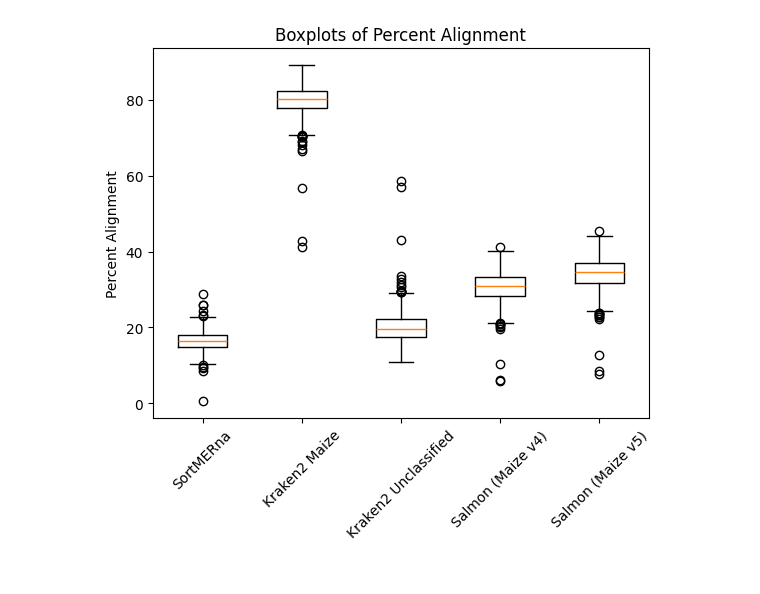
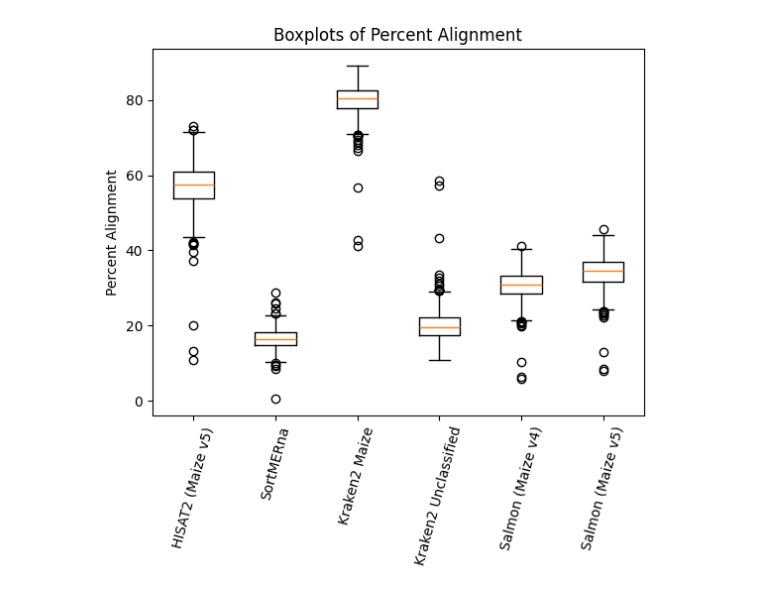
Before and after one commit to SantosRAC/maize_microbiome_transcriptomics, a Jupyter notebook: rnaseq_kremling2018/rrna_mapping_kremling2018.ipynb, the cells around one changed output. Saved outputs shown, nothing was run; the diff lists cells and outputs as text; code cells hidden in the pictures.

Commit message:
Added mapping percent for whole genome (HISAT2)

```diff
--- a/rnaseq_kremling2018/rrna_mapping_kremling2018.ipynb
+++ b/rnaseq_kremling2018/rrna_mapping_kremling2018.ipynb
@@ -2,6 +2,8 @@
 import pandas as pd
 # %%
 # Read the file and create a dataframe
+df_hisat2_kremling = pd.read_csv('/media/renato/SSD1TB/Repositories/maize_microbiome_transcriptomics/rnaseq_kremling2018/wholegenomemapping_hisat2_percent.txt',
+                                    header=None, names=['percent_alignment'])
 df_sortmerna_kremling = pd.read_csv('/media/renato/SSD1TB/Repositories/maize_microbiome_transcriptomics/rnaseq_kremling2018/rrna_kremling2018_alignment_percent.txt',
                                     header=None, names=['percent_alignment'])
 df_kraken2maize_kremling = pd.read_csv('/media/renato/SSD1TB/Repositories/maize_microbiome_transcriptomics/rnaseq_kremling2018/kraken2_kremling2018_maize_mapping_percent.txt',
@@ -12,34 +14,36 @@ df_salmon2zma_kremling = pd.read_csv('/media/renato/SSD1TB/Repositories/maize_mi
                                        header=None, names=['percent_alignment'])
 df_salmon2zma2_kremling = pd.read_csv('/media/renato/SSD1TB/Repositories/maize_microbiome_transcriptomics/rnaseq_kremling2018/Zma2_salmon_mapping.txt',
                                        header=None, names=['percent_alignment'])
 
 # Generate a boxplot
 import matplotlib.pyplot as plt
 
 # Create a figure and axes
 fig, ax = plt.subplots()
 
 # Generate boxplots for each vector of values
-ax.boxplot([df_sortmerna_kremling['percent_alignment'],
+ax.boxplot([df_hisat2_kremling['percent_alignment'],
+            df_sortmerna_kremling['percent_alignment'],
             df_kraken2maize_kremling['percent_alignment'],
             df_kraken2uncl_kremling['percent_alignment'],
             df_salmon2zma_kremling['percent_alignment'],
             df_salmon2zma2_kremling['percent_alignment']])
 
 # Set the x-axis tick labels
-ax.set_xticklabels(['SortMERna',
+ax.set_xticklabels(['HISAT2 (Maize v5)',
+                    'SortMERna',
                     'Kraken2 Maize',
                     'Kraken2 Unclassified',
                     'Salmon (Maize v4)',
-                    'Salmon (Maize v5)'], rotation=45)
+                    'Salmon (Maize v5)'], rotation=75)
 
 # Set the y-axis label
 ax.set_ylabel('Percent Alignment')
 
 # Set the title
 ax.set_title('Boxplots of Percent Alignment')
 
 # Show the plot
 plt.show()
 # %% [output]
-[figure, old version]
+[figure, new version]
```
Also changed, not shown: 1 other file.
